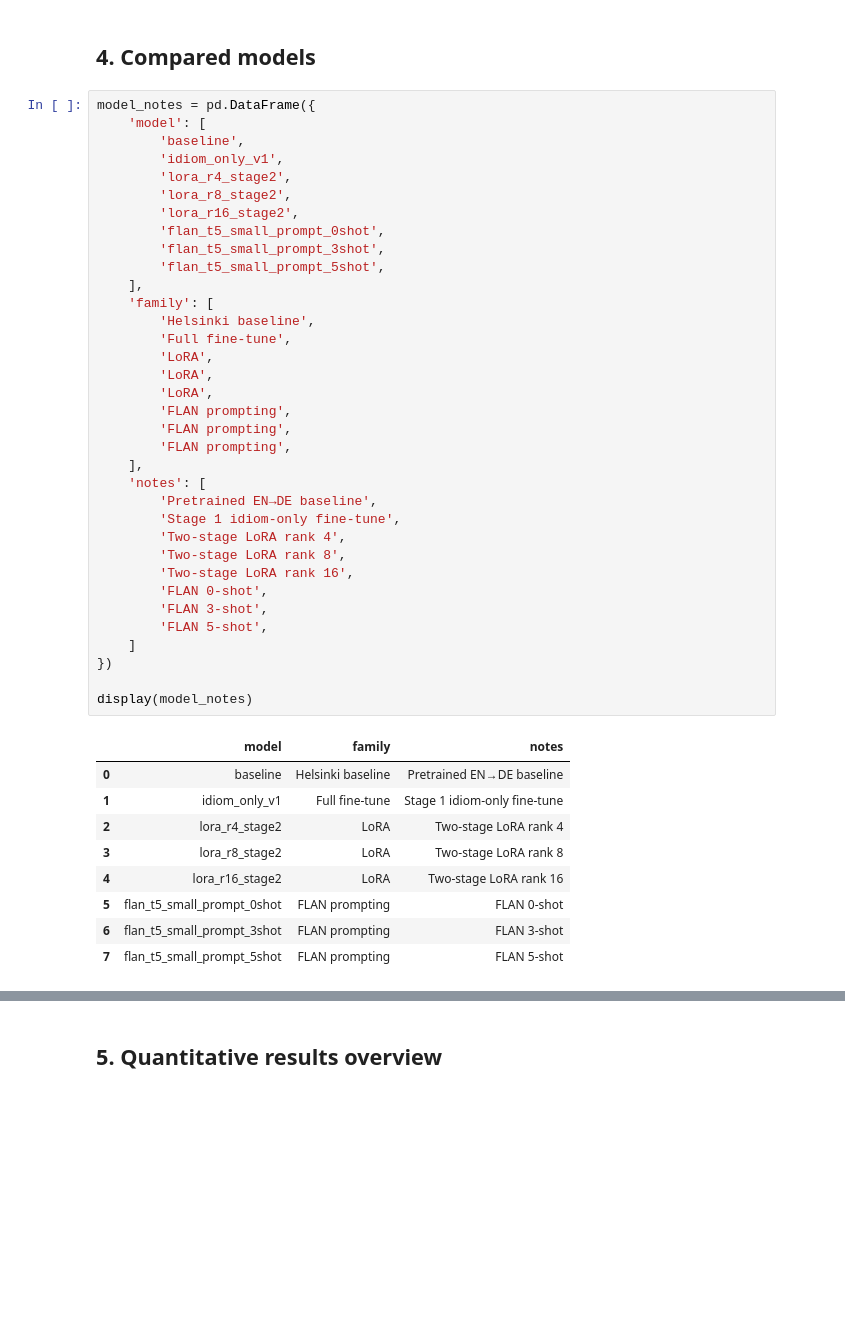
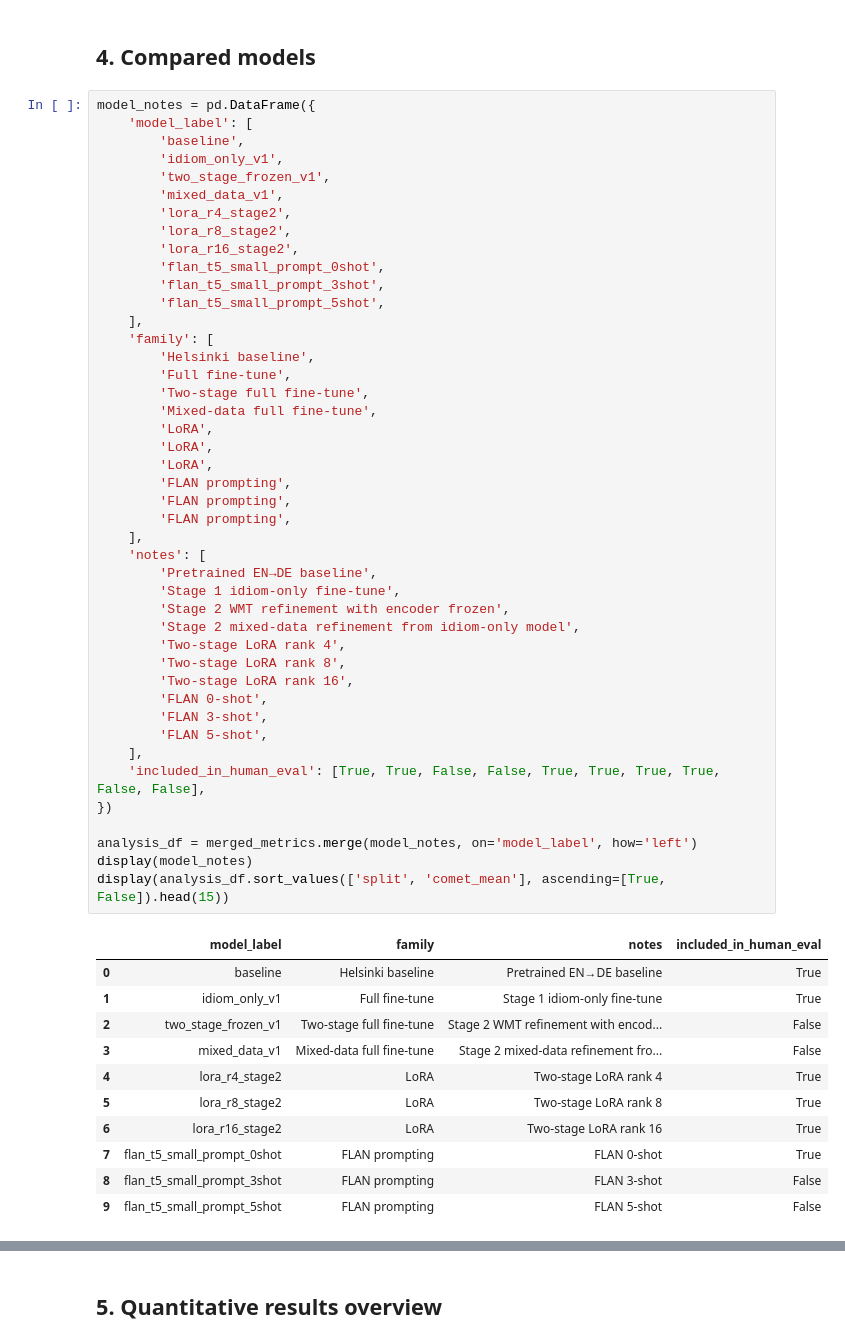
Before and after one commit to auntiepersilla/Idiom_Aware_MT_Finetuning_EN-DE, a Jupyter notebook: notebooks/11_analysis_comet_pipeline.ipynb, the cells around one changed output, grey strips where cells are left out. Drawn from its saved outputs; the diff is of its cells as text; blank space fills up the shorter version.

Commit message:
updated model comparisons

```diff
--- a/notebooks/11_analysis_comet_pipeline.ipynb
+++ b/notebooks/11_analysis_comet_pipeline.ipynb
@@ -114,46 +115,57 @@ dtype: object
 ## 4. Compared models
 # %%
 model_notes = pd.DataFrame({
-    'model': [
+    'model_label': [
         'baseline',
         'idiom_only_v1',
+        'two_stage_frozen_v1',
+        'mixed_data_v1',
         'lora_r4_stage2',
         'lora_r8_stage2',
         'lora_r16_stage2',
         'flan_t5_small_prompt_0shot',
         'flan_t5_small_prompt_3shot',
         'flan_t5_small_prompt_5shot',
     ],
     'family': [
         'Helsinki baseline',
         'Full fine-tune',
+        'Two-stage full fine-tune',
+        'Mixed-data full fine-tune',
         'LoRA',
         'LoRA',
         'LoRA',
         'FLAN prompting',
         'FLAN prompting',
         'FLAN prompting',
     ],
     'notes': [
         'Pretrained EN→DE baseline',
         'Stage 1 idiom-only fine-tune',
+        'Stage 2 WMT refinement with encoder frozen',
+        'Stage 2 mixed-data refinement from idiom-only model',
         'Two-stage LoRA rank 4',
         'Two-stage LoRA rank 8',
         'Two-stage LoRA rank 16',
         'FLAN 0-shot',
         'FLAN 3-shot',
         'FLAN 5-shot',
-    ]
+    ],
+    'included_in_human_eval': [True, True, False, False, True, True, True, True, False, False],
 })
 
+analysis_df = merged_metrics.merge(model_notes, on='model_label', how='left')
 display(model_notes)
+display(analysis_df.sort_values(['split', 'comet_mean'], ascending=[True, False]).head(15))
 # %% [output]
-|  | model | family | notes |
-| 0 | baseline | Helsinki baseline | Pretrained EN→DE baseline |
-| 1 | idiom_only_v1 | Full fine-tune | Stage 1 idiom-only fine-tune |
-| 2 | lora_r4_stage2 | LoRA | Two-stage LoRA rank 4 |
-| 3 | lora_r8_stage2 | LoRA | Two-stage LoRA rank 8 |
-| 4 | lora_r16_stage2 | LoRA | Two-stage LoRA rank 16 |
-| 5 | flan_t5_small_prompt_0shot | FLAN prompting | FLAN 0-shot |
-| 6 | flan_t5_small_prompt_3shot | FLAN prompting | FLAN 3-shot |
-| 7 | flan_t5_small_prompt_5shot | FLAN prompting | FLAN 5-shot |
+|  | model_label | family | notes | included_in_human_eval |
+| 0 | baseline | Helsinki baseline | Pretrained EN→DE baseline | True |
+| 1 | idiom_only_v1 | Full fine-tune | Stage 1 idiom-only fine-tune | True |
+| 2 | two_stage_frozen_v1 | Two-stage full fine-tune | Stage 2 WMT refinement with encod... | False |
+| 3 | mixed_data_v1 | Mixed-data full fine-tune | Stage 2 mixed-data refinement fro... | False |
+| 4 | lora_r4_stage2 | LoRA | Two-stage LoRA rank 4 | True |
+| 5 | lora_r8_stage2 | LoRA | Two-stage LoRA rank 8 | True |
+| 6 | lora_r16_stage2 | LoRA | Two-stage LoRA rank 16 | True |
+| 7 | flan_t5_small_prompt_0shot | FLAN prompting | FLAN 0-shot | True |
+| 8 | flan_t5_small_prompt_3shot | FLAN prompting | FLAN 3-shot | False |
+| 9 | flan_t5_small_prompt_5shot | FLAN prompting | FLAN 5-shot | False |
```
Also changed, not shown: parts of 34 cells of this notebook.
